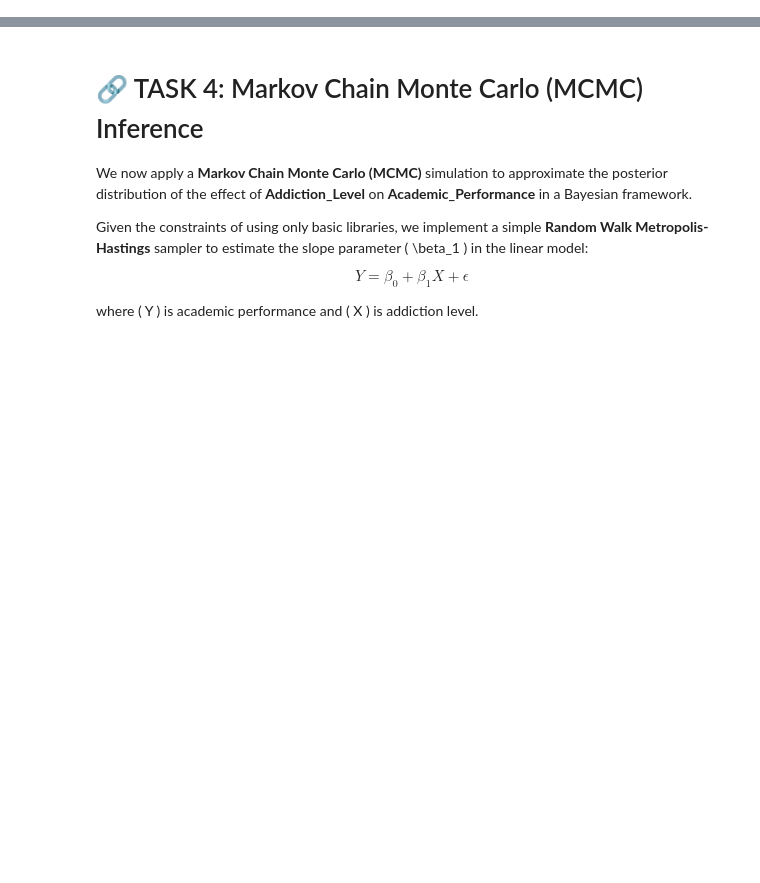
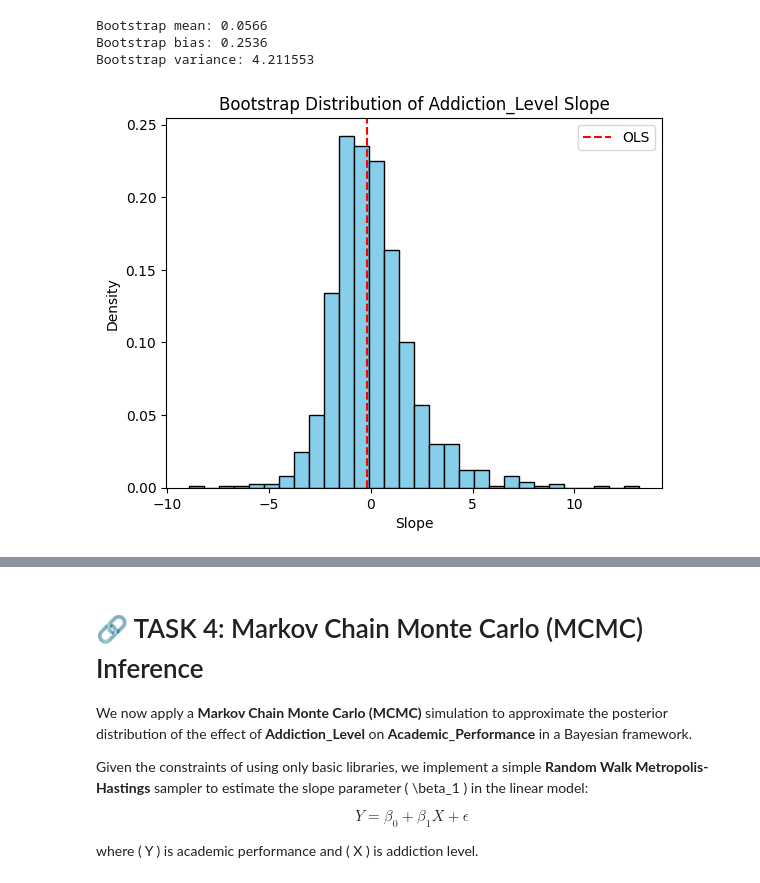
Before and after one commit to Monferium/APM1210, a Jupyter notebook: 2_Resampling_and_Inferential_Statistics.ipynb, the cells around one changed output, grey strips where cells are left out. Saved outputs shown, nothing was run; the diff lists cells and outputs as text; code cells hidden in the pictures; blank space fills up the shorter version.

Commit message:
Model Revisions and Some Model Re-evaluation, storytelling checking for consistency

```diff
--- a/2_Resampling_and_Inferential_Statistics.ipynb
+++ b/2_Resampling_and_Inferential_Statistics.ipynb
@@ -157,4 +2,0 @@ We calculate the observed Pearson correlation between **Addiction_Level** and **
-# %%
-
-observed_corr, _ = pearsonr(df30['Addiction_Level'], df30['Academic_Performance'])
-print(f"Observed Pearson correlation: {observed_corr:.3f}")
@@ -202,0 +69,14 @@ The permutation test provides a non-parametric p-value to assess whether the obs
+# %%
+# FIRST 30 SAMPLES ONLY (regardless of teenager's age, they share similar distribution)
+df30 = df.iloc[:30]
+
+X = df30[['Sleep_Hours', 'Exercise_Hours', 'Self_Esteem', 'Addiction_Level']]
+y = df30['Academic_Performance']
+X = sm.add_constant(X)
+
+# Theoretical OLS
+model = sm.OLS(y, X).fit()
+theoretical_slope = model.params['Addiction_Level']
+theoretical_se = model.bse['Addiction_Level']
+print(f"Theoretical slope: {theoretical_slope:.4f}")
+print(f"Theoretical SE: {theoretical_se:.4f}")
@@ -202,0 +95,32 @@ The permutation test provides a non-parametric p-value to assess whether the obs
+# %%
+n_boot = 1000
+boot_slopes = []
+
+for _ in range(n_boot):
+    sample = df30.sample(n=30, replace=True)
+    Xb = sm.add_constant(sample[['Sleep_Hours', 'Exercise_Hours', 'Self_Esteem', 'Addiction_Level']])
+    yb = sample['Academic_Performance']
+    boot_model = sm.OLS(yb, Xb).fit()
+    boot_slopes.append(boot_model.params['Addiction_Level'])
+
+boot_slopes = np.array(boot_slopes)
+boot_mean = np.mean(boot_slopes)
+boot_bias = boot_mean - theoretical_slope
+boot_variance = np.var(boot_slopes, ddof=1)
+
+print(f"Bootstrap mean: {boot_mean:.4f}")
+print(f"Bootstrap bias: {boot_bias:.4f}")
+print(f"Bootstrap variance: {boot_variance:.6f}")
+
+plt.hist(boot_slopes, bins=30, color='skyblue', edgecolor='k', density=True)
+plt.axvline(theoretical_slope, color='red', linestyle='--', label="OLS")
+plt.title("Bootstrap Distribution of Addiction_Level Slope")
+plt.xlabel("Slope")
+plt.ylabel("Density")
+plt.legend()
+plt.show()
+# %% [output]
+Bootstrap mean: 0.0566
+Bootstrap bias: 0.2536
+Bootstrap variance: 4.211553
+[figure, added]
```
Also changed, not shown: parts of 35 cells of this notebook.
